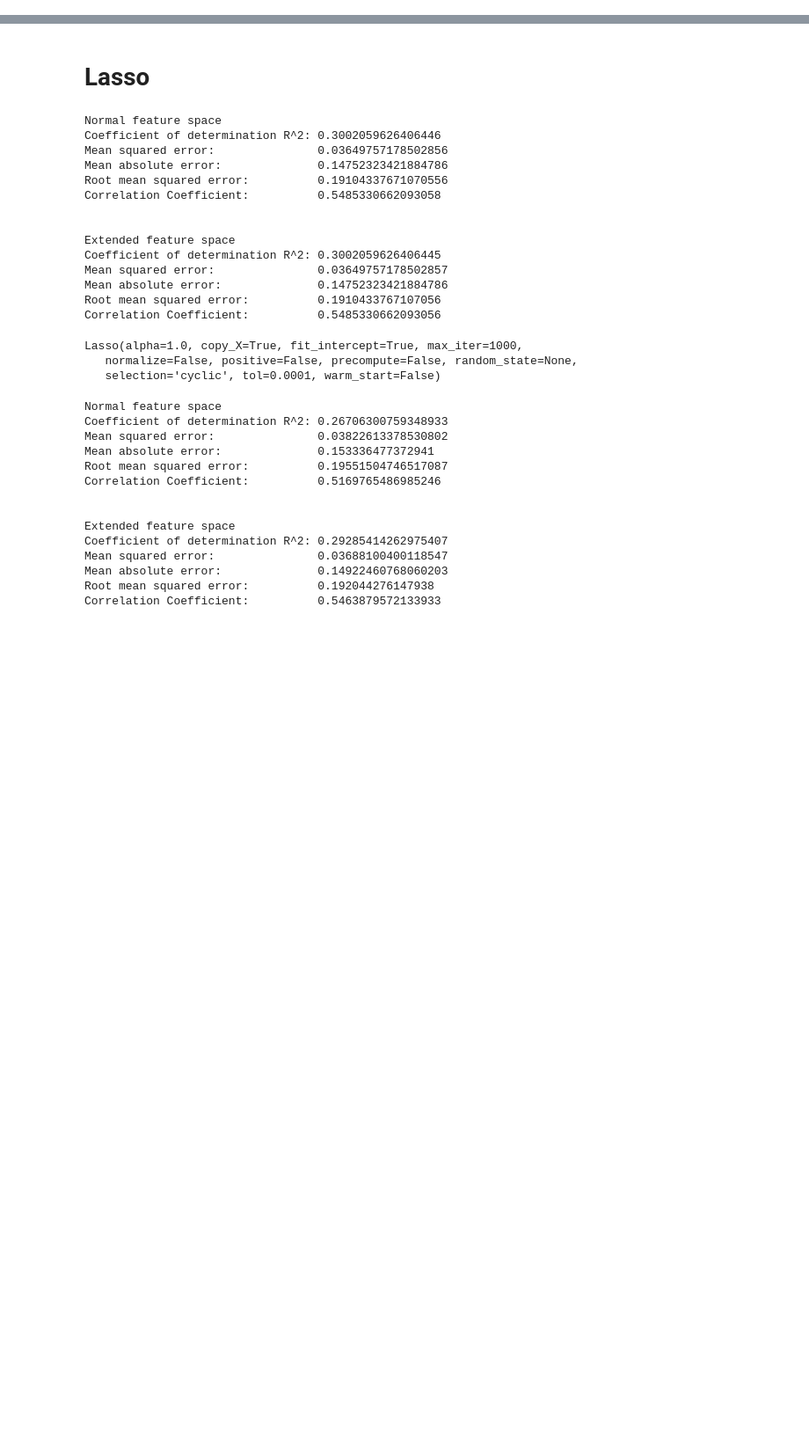
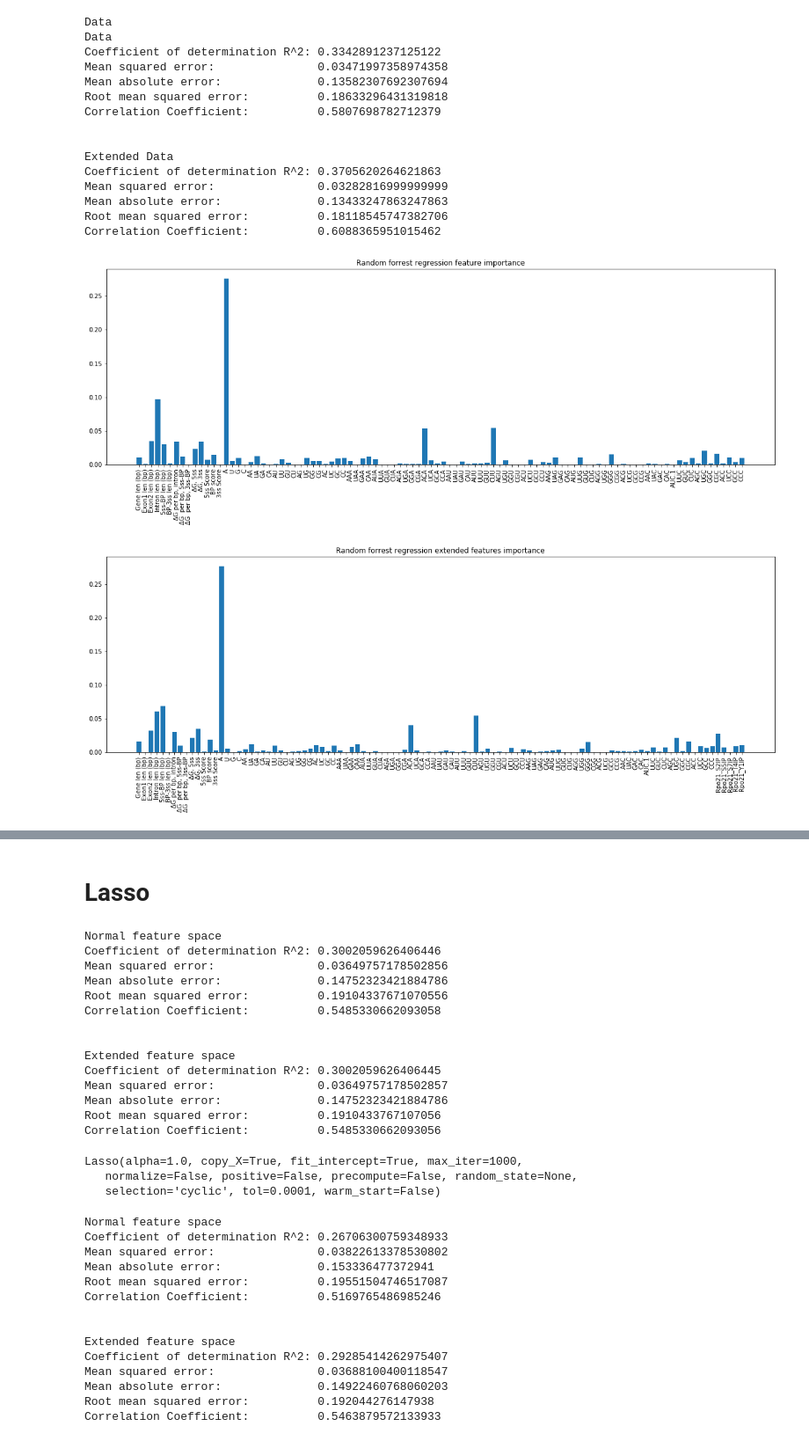
Before and after one commit to GeorgiHristov42/Random-forest-regression-on-mRNA-data, a Jupyter notebook: More tests.ipynb, the cells around one changed output, grey strips where cells are left out. Shown at 88% size. Saved outputs shown, nothing was run; the diff lists cells and outputs as text; code cells hidden in the pictures; blank space fills up the shorter version.

```diff
--- a/More tests.ipynb
+++ b/More tests.ipynb
@@ -443,0 +88,2 @@ max_features: 25; max_depth: 10; n_estimators: 20;
+# %%
+kf = KFold(n_splits=5,shuffle=True,random_state=0)
@@ -443,0 +117,48 @@ max_features: 25; max_depth: 10; n_estimators: 20;
+# %%
+rfr1 = RandomForestRegressor(random_state=1337)
+rfr2 = RandomForestRegressor(random_state=1337)
+
+predictions_rfr1 = cross_val_predict(rfr1,X,y=y,cv=kf)
+predictions_rfr2 = cross_val_predict(rfr2,X_extended,y=y_extended,cv=kf)
+
+print('Data')
+print_stats(y,predictions_rfr1)
+print('\n')
+print('Extended Data')
+print_stats(y,predictions_rfr2)
+
+rfr1.fit(X,y)
+fig, ax1 = plt.subplots(figsize=(20,6))
+xx = np.arange(len(rfr1.feature_importances_))
+ax1.bar(xx, rfr1.feature_importances_)
+ax1.set_xticks(xx)
+ax1.set_xticklabels(gene_features.drop(['ORG','Gene','AUC'], axis=1).columns, rotation='vertical')
+ax1.set_title('Random forrest regression feature importance')
+fig.savefig('Features_importance.pdf')
+
+rfr2.fit(X_extended,y_extended)
+fig2, ax2 = plt.subplots(figsize=(20,6))
+xx = np.arange(len(rfr2.feature_importances_))
+ax2.bar(xx, rfr2.feature_importances_)
+ax2.set_xticks(xx)
+ax2.set_xticklabels(extended_features.drop(['ORG','Gene','AUC'], axis=1).columns, rotation='vertical')
+ax2.set_title('Random forrest regression extended features importance')
+fig2.savefig('Features_importance2.pdf')
+# %% [output]
+Data
+Data
+Coefficient of determination R^2: 0.3342891237125122
+Mean squared error:               0.03471997358974358
+Mean absolute error:              0.13582307692307694
+Root mean squared error:          0.18633296431319818
+Correlation Coefficient:          0.5807698782712379
+
+
+Extended Data
+Coefficient of determination R^2: 0.3705620264621863
+Mean squared error:               0.03282816999999999
+Mean absolute error:              0.13433247863247863
+Root mean squared error:          0.18118545747382706
+Correlation Coefficient:          0.6088365951015462
+[figure, added]
+[figure, added]
```
Also changed, not shown: parts of 40 cells of this notebook, 15 other files.
